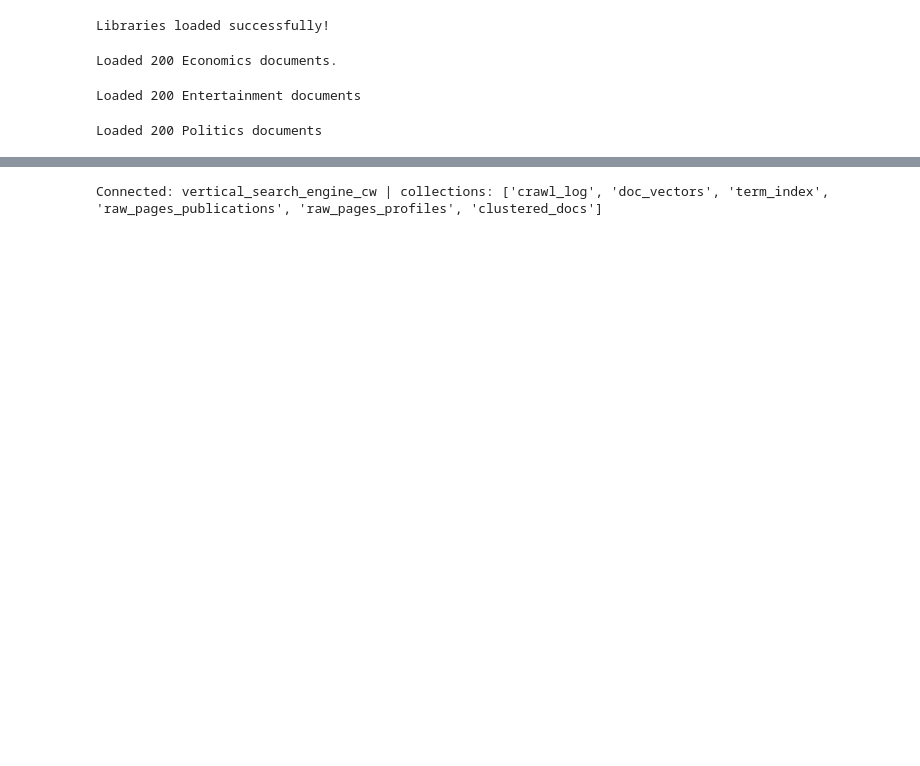
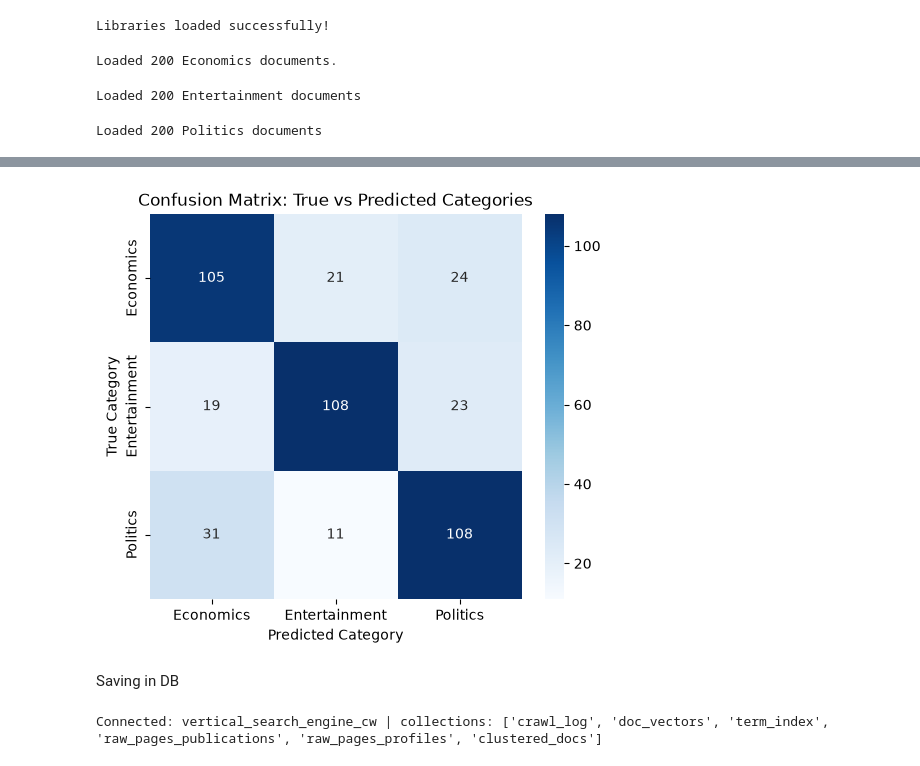
Before and after one commit to sanjiv576/Server-Vertical-Search-Engine, a Jupyter notebook: testing/clustering_test.ipynb, the cells around one changed output, grey strips where cells are left out. Cells and saved outputs as stored; diff of their text form; code cells hidden in the pictures; blank space fills up the shorter version.

```diff
--- a/testing/clustering_test.ipynb
+++ b/testing/clustering_test.ipynb
@@ -984,0 +1480,14 @@ Cluster -> Category mapping: {np.int32(0): 'Politics', np.int32(1): 'Entertainme
+# %%
+
+# mapping clusters to categories
+def build_cluster_to_category_map(data_frame):
+    mapping = {}
+    for cluster_id in sorted(data_frame['cluster'].unique()):
+        subset = data_frame[data_frame['cluster'] == cluster_id]
+        majority_category = subset['true_category'].mode()[0]
+        mapping[cluster_id] = majority_category
+    return mapping
+
+cluster_to_category = build_cluster_to_category_map(df)
+
+print(f"Categorized groups: \n{cluster_to_category}\n")
@@ -985,3 +1523,20 @@ Cluster -> Category mapping: {np.int32(0): 'Politics', np.int32(1): 'Entertainme
+# %%
+# evaluation
+
+# plotting confusion matrix
+categories_list = ['Economics', 'Entertainment', 'Politics']
+cm_matrix = confusion_matrix(df['true_category'], df['predicted_category'], labels=categories_list)
+
+plt.figure(figsize=(6, 5))
+sns.heatmap(cm_matrix, annot=True, fmt='d', cmap='Blues', xticklabels=categories_list, yticklabels=categories_list)
+plt.title("Confusion Matrix: True vs Predicted Categories")
+plt.xlabel("Predicted Category")
+plt.ylabel("True Category")
+plt.show()
+# %% [output]
+[figure, added]
+# %% [markdown]
+Saving in DB
 # %%
 from pymongo import MongoClient
 # %%
```
Also changed, not shown: parts of 26 cells of this notebook.
